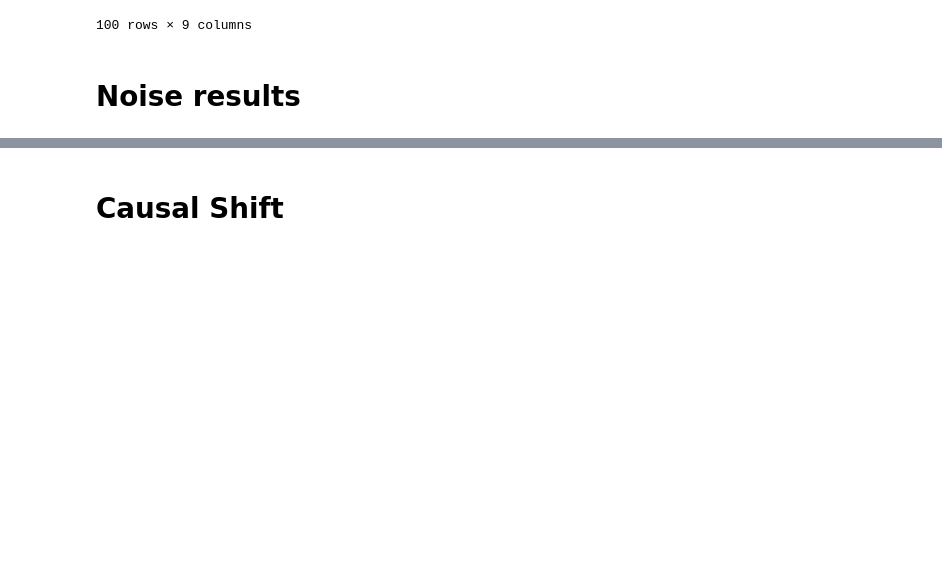
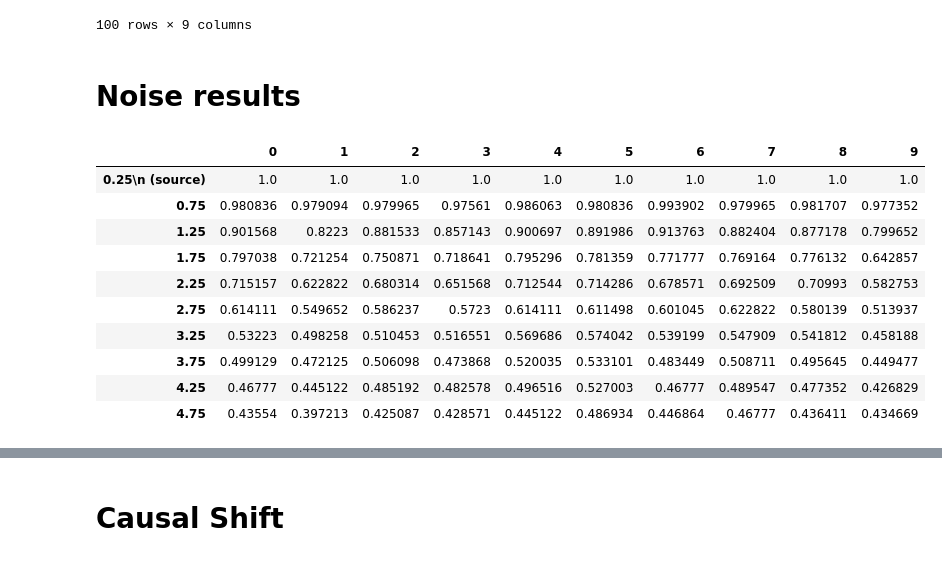
Before and after one commit to Henri-Hoyez/ChemicalStateSpaceModel, a Jupyter notebook: DA_method_comparison.ipynb, the cells around one changed output, grey strips where cells are left out. Saved outputs shown, nothing was run; the diff lists cells and outputs as text; code cells hidden in the pictures; blank space fills up the shorter version.

```diff
--- a/DA_method_comparison.ipynb
+++ b/DA_method_comparison.ipynb
@@ -243,3 +242,20 @@ def compare_method_on_domain_shift(
 #     )
 # %% [markdown]
 # Noise results
+# %%
+noise_ticks = ['0.25\n (source)', '0.75', '1.25', '1.75', '2.25', '2.75', '3.25', '3.75', '4.25', '4.75']
+test= df_naive.loc['Input Noise']
+test.index = noise_ticks
+test
+# %% [output]
+|  | 0 | 1 | 2 | 3 | 4 | 5 | 6 | 7 | 8 | 9 |
+| 0.25\n (source) | 1.0 | 1.0 | 1.0 | 1.0 | 1.0 | 1.0 | 1.0 | 1.0 | 1.0 | 1.0 |
+| 0.75 | 0.980836 | 0.979094 | 0.979965 | 0.97561 | 0.986063 | 0.980836 | 0.993902 | 0.979965 | 0.981707 | 0.977352 |
+| 1.25 | 0.901568 | 0.8223 | 0.881533 | 0.857143 | 0.900697 | 0.891986 | 0.913763 | 0.882404 | 0.877178 | 0.799652 |
+| 1.75 | 0.797038 | 0.721254 | 0.750871 | 0.718641 | 0.795296 | 0.781359 | 0.771777 | 0.769164 | 0.776132 | 0.642857 |
+| 2.25 | 0.715157 | 0.622822 | 0.680314 | 0.651568 | 0.712544 | 0.714286 | 0.678571 | 0.692509 | 0.70993 | 0.582753 |
+| 2.75 | 0.614111 | 0.549652 | 0.586237 | 0.5723 | 0.614111 | 0.611498 | 0.601045 | 0.622822 | 0.580139 | 0.513937 |
+| 3.25 | 0.53223 | 0.498258 | 0.510453 | 0.516551 | 0.569686 | 0.574042 | 0.539199 | 0.547909 | 0.541812 | 0.458188 |
+| 3.75 | 0.499129 | 0.472125 | 0.506098 | 0.473868 | 0.520035 | 0.533101 | 0.483449 | 0.508711 | 0.495645 | 0.449477 |
+| 4.25 | 0.46777 | 0.445122 | 0.485192 | 0.482578 | 0.496516 | 0.527003 | 0.46777 | 0.489547 | 0.477352 | 0.426829 |
+| 4.75 | 0.43554 | 0.397213 | 0.425087 | 0.428571 | 0.445122 | 0.486934 | 0.446864 | 0.46777 | 0.436411 | 0.434669 |
```
Also changed, not shown: parts of 8 cells of this notebook.
